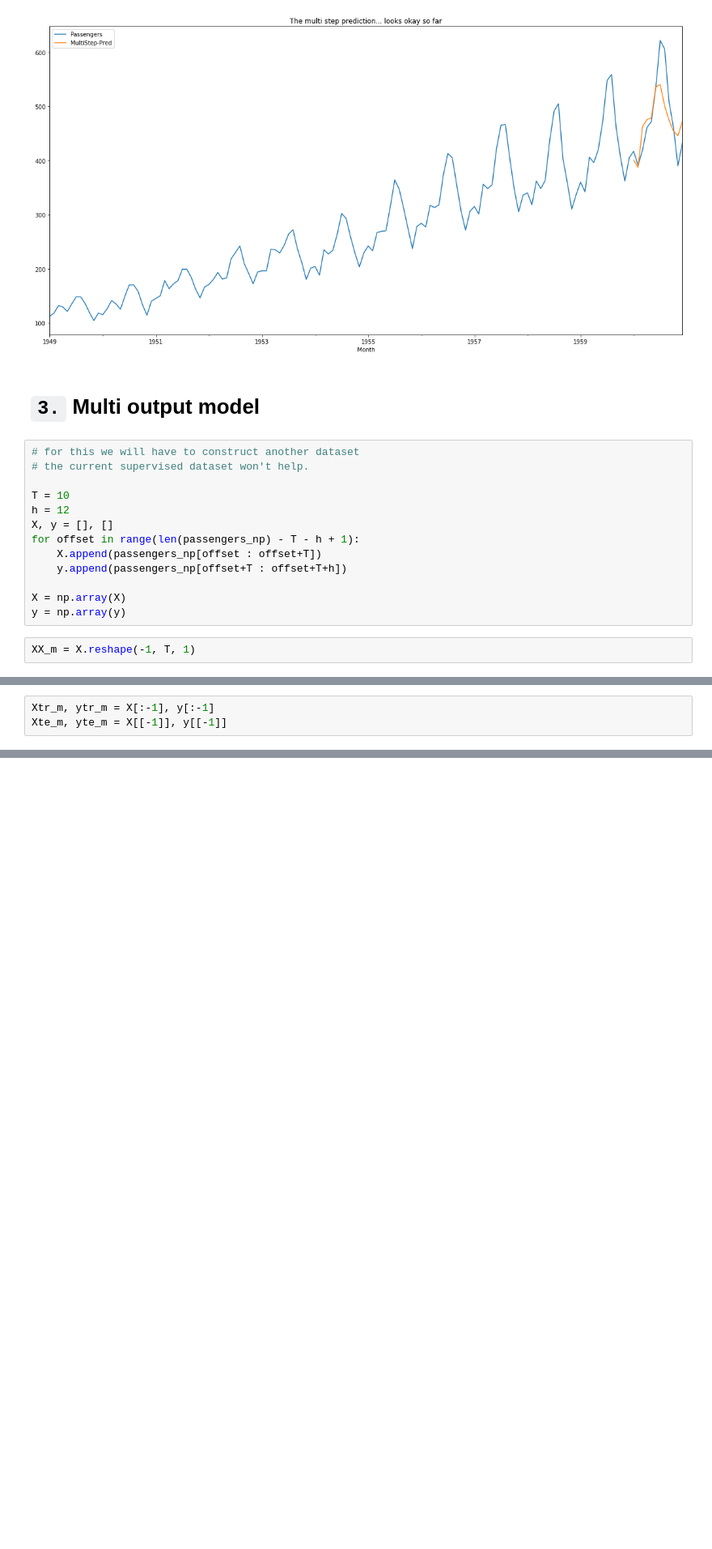
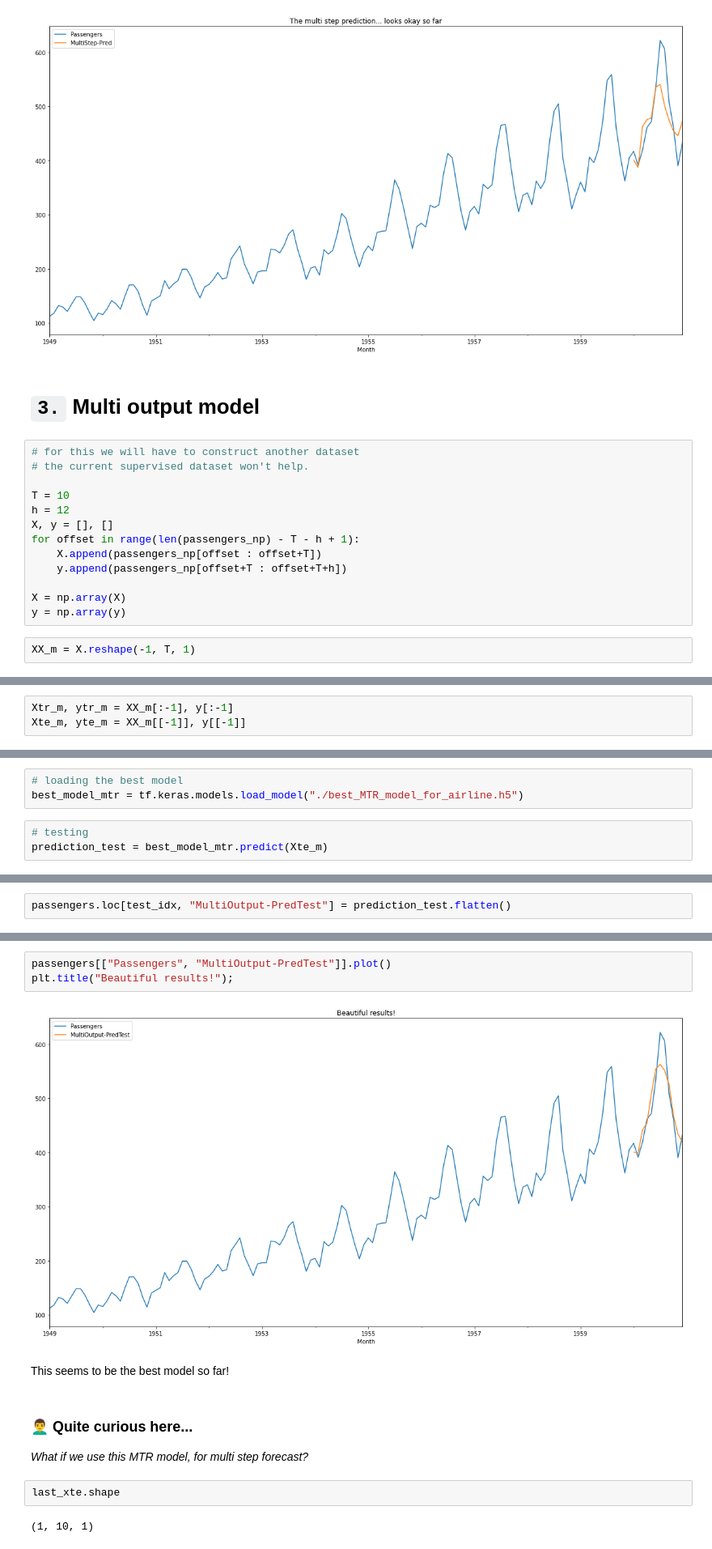
Before and after one commit to AayushSameerShah/TimeSeries-Forecasting, a Jupyter notebook: 6. CNNs an image beast/5. CNN Code.ipynb, the cells around one changed output, grey strips where cells are left out. Shown at 81% size. Saved outputs shown, nothing was run; the diff lists cells and outputs as text; blank space fills up the shorter version.

```diff
--- a/6. CNNs an image beast/5. CNN Code.ipynb
+++ b/6. CNNs an image beast/5. CNN Code.ipynb
@@ -403,3 +425,3 @@ array([[112, 118, 132, ..., 148, 136, 119],
 # %%
-Xtr_m, ytr_m = X[:-1], y[:-1]
-Xte_m, yte_m = X[[-1]], y[[-1]]
+Xtr_m, ytr_m = XX_m[:-1], y[:-1]
+Xte_m, yte_m = XX_m[[-1]], y[[-1]]
@@ -405,0 +483,6 @@ Xte_m, yte_m = X[[-1]], y[[-1]]
+# %%
+# loading the best model
+best_model_mtr = tf.keras.models.load_model("./best_MTR_model_for_airline.h5")
+# %%
+# testing
+prediction_test = best_model_mtr.predict(Xte_m)
@@ -405,0 +497,2 @@ Xte_m, yte_m = X[[-1]], y[[-1]]
+# %%
+passengers.loc[test_idx, "MultiOutput-PredTest"] = prediction_test.flatten()
@@ -405,0 +509,14 @@ Xte_m, yte_m = X[[-1]], y[[-1]]
+# %%
+passengers[["Passengers", "MultiOutput-PredTest"]].plot()
+plt.title("Beautiful results!");
+# %% [output]
+[figure, added]
+# %% [markdown]
+This seems to be the best model so far!
+# %% [markdown]
+###  👨‍🦱 Quite curious here...
+*What if we use this MTR model, for multi step forecast?*
+# %%
+last_xte.shape
+# %% [output]
+(1, 10, 1)
```
Also changed, not shown: parts of 29 cells of this notebook, 3 other files.
